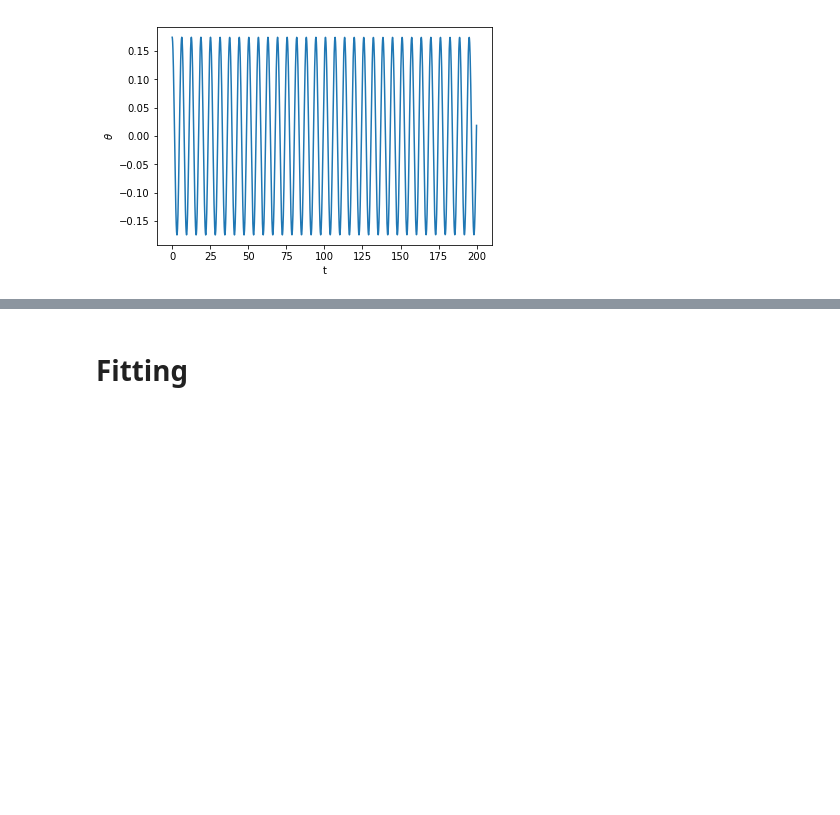
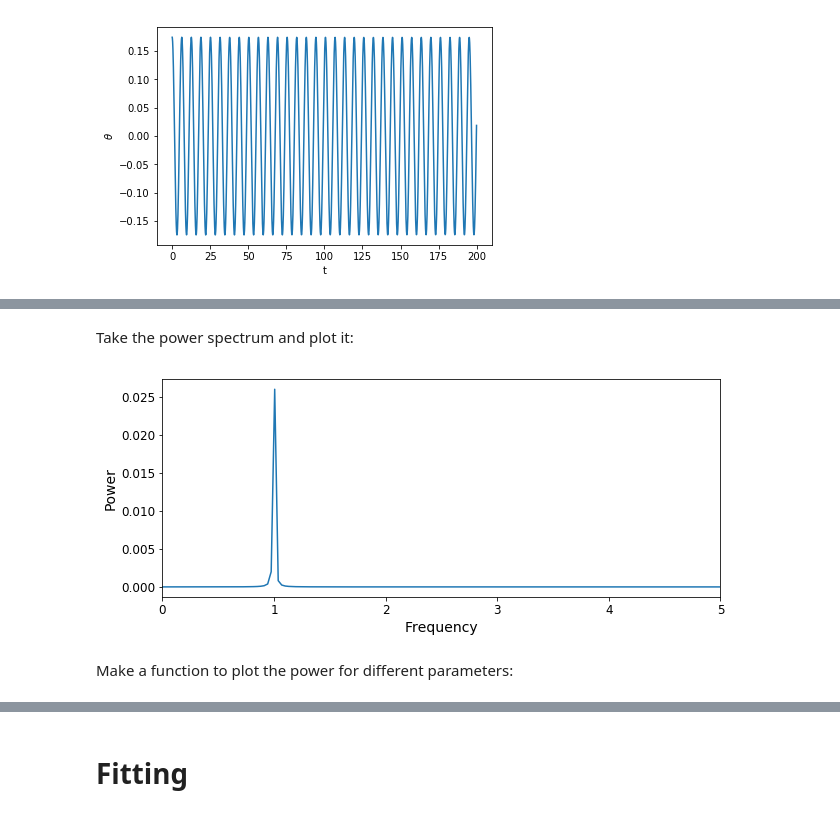
Before and after one commit to marivifs-teaching/test-repo-2021, a Jupyter notebook: amanda/amacinnis_scipy-exercises-2.ipynb, the cells around one changed output, grey strips where cells are left out. Cells and saved outputs as stored; diff of their text form; code cells hidden in the pictures; blank space fills up the shorter version.

```diff
--- a/amanda/amacinnis_scipy-exercises-2.ipynb
+++ b/amanda/amacinnis_scipy-exercises-2.ipynb
@@ -255,0 +335,42 @@ plt.ylabel(r"$\theta$")
+# %%
+def power_spectrum(t, theta0):
+    """ return the power spectrum of theta.  For the frequency
+        component, return it in terms of omega """
+
+    theta = restrict_theta(theta0)
+
+    # fill in the rest -- take the FFT of theta and return omega_k and
+    # the transform of theta
+
+    n = len(t)
+    normalization = 2.0 / n # multiply by 2 because not including negative frequencies
+
+    freqs = np.fft.rfftfreq(n) # get the frequencies, in units of s^-1
+    freqs *= n/max(t)
+    freqs *= 2. * np.pi # in terms of omega
+
+    # take FFT of theta
+    theta_ft = np.fft.rfft(theta)
+    theta_ft *= normalization
+
+    # get the power
+    power = np.absolute(theta_ft)**2
+
+    return freqs, power
+# %% [markdown]
+Take the power spectrum and plot it:
+# %%
+freqs, power = power_spectrum(t, theta)
+
+plt.figure(figsize=(10,4))
+plt.plot(freqs, power)
+plt.xlim([0., 5.])
+plt.xlabel("Frequency", fontsize=14)
+plt.ylabel("Power", fontsize=14)
+plt.xticks(fontsize=12)
+plt.yticks(fontsize=12)
+plt.show()
+# %% [output]
+[figure, added]
+# %% [markdown]
+Make a function to plot the power for different parameters:
```
Also changed, not shown: parts of 30 cells of this notebook.
